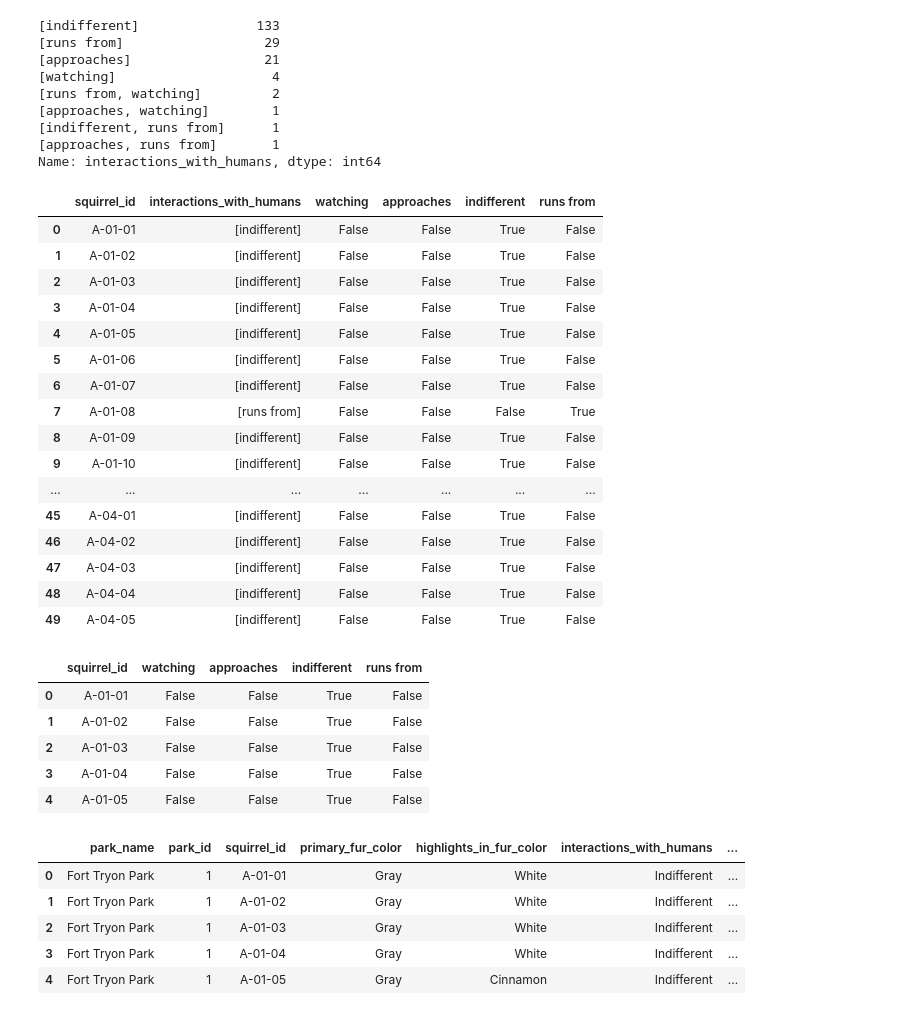
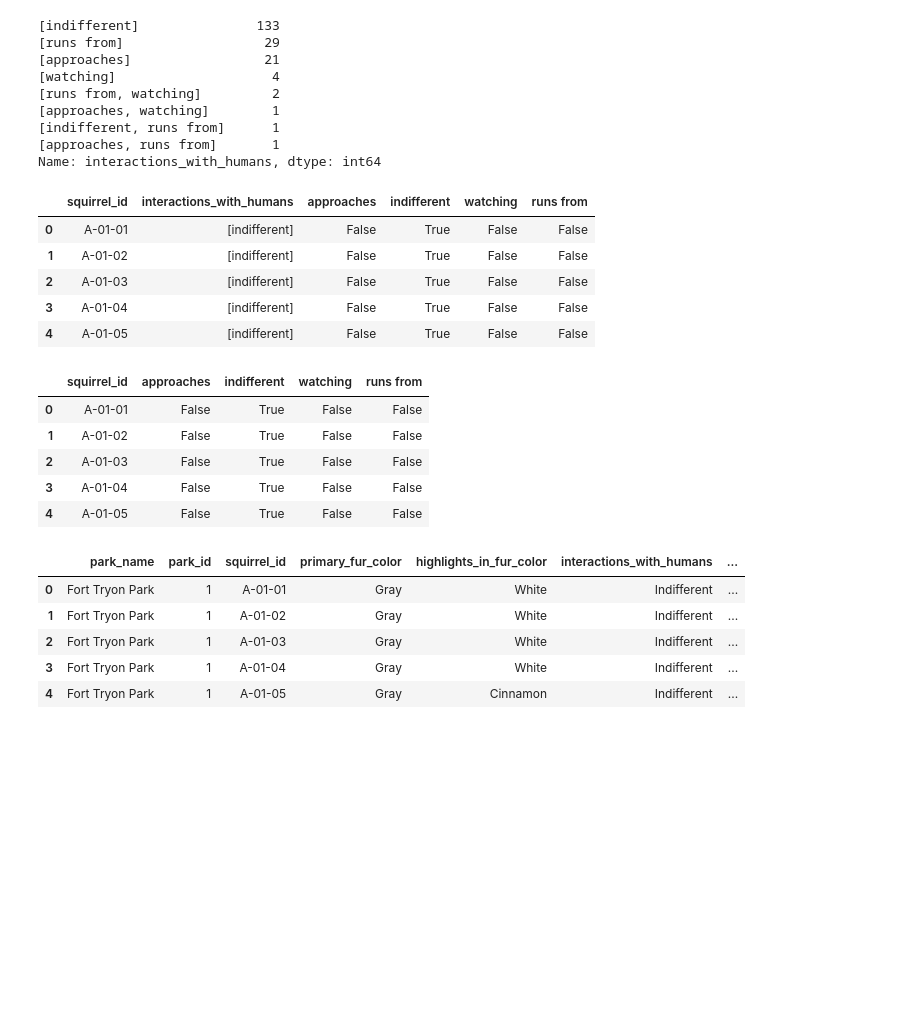
Before and after one commit to alyssahondrade/we-the-new-york-city-squirrels, a Jupyter notebook: squirrel_cleaning.ipynb, the cells around one changed output. Drawn from its saved outputs; the diff is of its cells as text; code cells hidden in the pictures; blank space fills up the shorter version.

```diff
--- a/squirrel_cleaning.ipynb
+++ b/squirrel_cleaning.ipynb
@@ -276,7 +276,9 @@ for col_name in column_names:
 for idx, row in activities_df.iterrows():
     for word in row['activity_list']:
         for activity in column_names:
-            if (word == activity):
+            if (row[activity] == True):
+                continue
+            elif (word == activity):
                 row[activity] = True
             else:
                 row[activity] = False
@@ -415,51 +417,42 @@ Name: interactions_with_humans, dtype: int64
 # %%
 ### Create the boolean interaction columns
 unique_interactions = list(set([value for row in interactions_df['interactions_with_humans'] for value in row]))
 
 # Create new columns for each interaction
 for col_name in unique_interactions:
     interactions_df[col_name] = pd.Series(dtype=bool)
 
 # Loop through the 'activity_list' and populate the boolean columns
 for idx, row in interactions_df.iterrows():
     for word in row['interactions_with_humans']:
         for interaction in unique_interactions:
-            if (word == interaction):
+            if (row[interaction] == True):
+                continue
+            elif (word == interaction):
                 row[interaction] = True
             else:
                 row[interaction] = False
 
 # Display the DataFrame
-interactions_df.head(50)
+interactions_df.head()
 # %% [output]
-|  | squirrel_id | interactions_with_humans | watching | approaches | indifferent | runs from |
-| 0 | A-01-01 | [indifferent] | False | False | True | False |
-| 1 | A-01-02 | [indifferent] | False | False | True | False |
-| 2 | A-01-03 | [indifferent] | False | False | True | False |
-| 3 | A-01-04 | [indifferent] | False | False | True | False |
-| 4 | A-01-05 | [indifferent] | False | False | True | False |
-| 5 | A-01-06 | [indifferent] | False | False | True | False |
-| 6 | A-01-07 | [indifferent] | False | False | True | False |
-| 7 | A-01-08 | [runs from] | False | False | False | True |
-| 8 | A-01-09 | [indifferent] | False | False | True | False |
-| 9 | A-01-10 | [indifferent] | False | False | True | False |
-| ... | ... | ... | ... | ... | ... | ... |
-| 45 | A-04-01 | [indifferent] | False | False | True | False |
-| 46 | A-04-02 | [indifferent] | False | False | True | False |
-| 47 | A-04-03 | [indifferent] | False | False | True | False |
-| 48 | A-04-04 | [indifferent] | False | False | True | False |
-| 49 | A-04-05 | [indifferent] | False | False | True | False |
+|  | squirrel_id | interactions_with_humans | approaches | indifferent | watching | runs from |
+| 0 | A-01-01 | [indifferent] | False | True | False | False |
+| 1 | A-01-02 | [indifferent] | False | True | False | False |
+| 2 | A-01-03 | [indifferent] | False | True | False | False |
+| 3 | A-01-04 | [indifferent] | False | True | False | False |
+| 4 | A-01-05 | [indifferent] | False | True | False | False |
 # %%
 # Drop the 'interactions_with_humans' column
 interactions_df = interactions_df.drop(columns=['interactions_with_humans'])
 interactions_df.head()
 # %% [output]
-|  | squirrel_id | watching | approaches | indifferent | runs from |
-| 0 | A-01-01 | False | False | True | False |
-| 1 | A-01-02 | False | False | True | False |
-| 2 | A-01-03 | False | False | True | False |
-| 3 | A-01-04 | False | False | True | False |
-| 4 | A-01-05 | False | False | True | False |
+|  | squirrel_id | approaches | indifferent | watching | runs from |
+| 0 | A-01-01 | False | True | False | False |
+| 1 | A-01-02 | False | True | False | False |
+| 2 | A-01-03 | False | True | False | False |
+| 3 | A-01-04 | False | True | False | False |
+| 4 | A-01-05 | False | True | False | False |
 # %%
 # Merge with s2020_updated
 s2020_booleans = pd.merge(s2020_updated, interactions_df, on="squirrel_id", how="inner")
```
Also changed, not shown: parts of 9 cells of this notebook.
